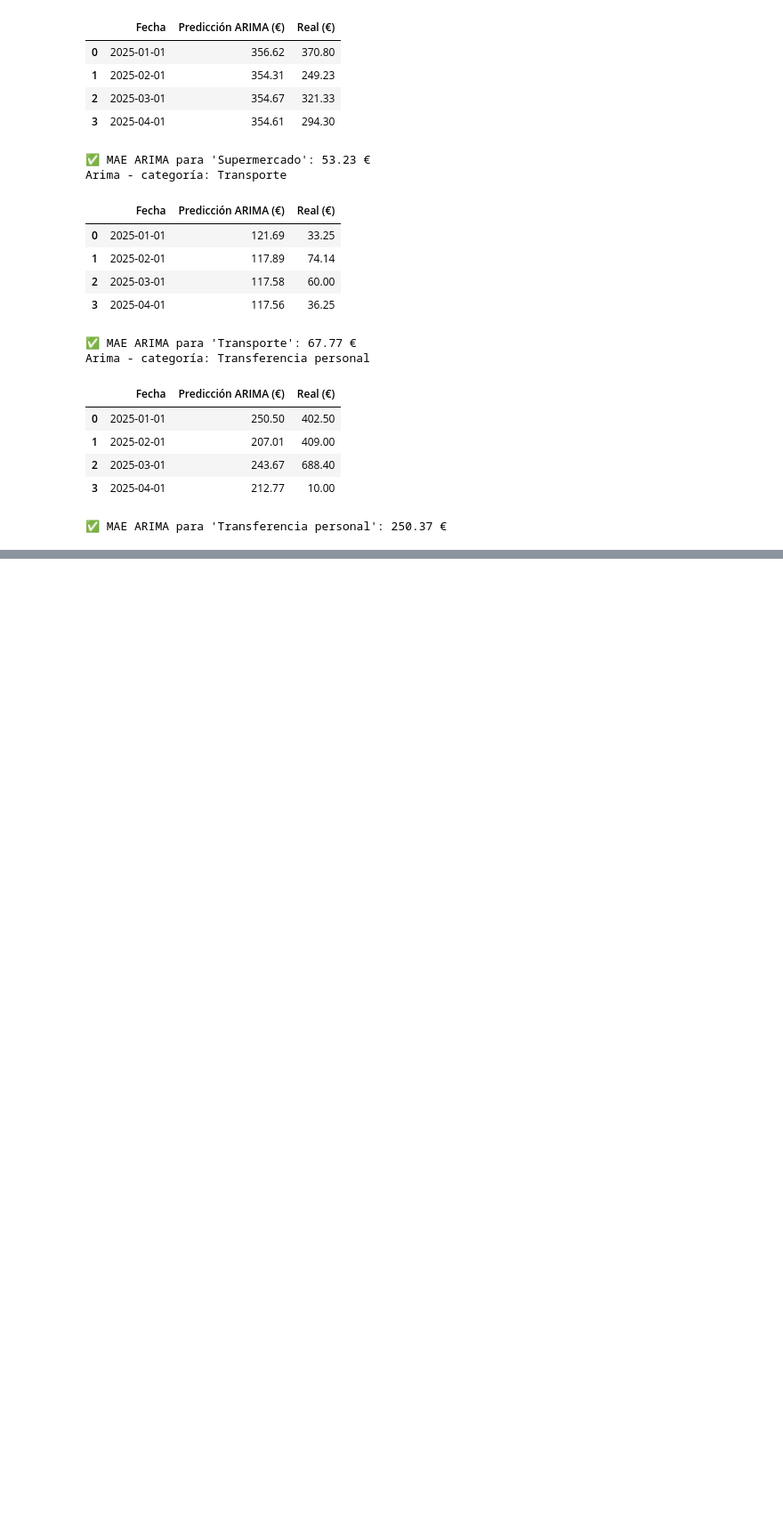
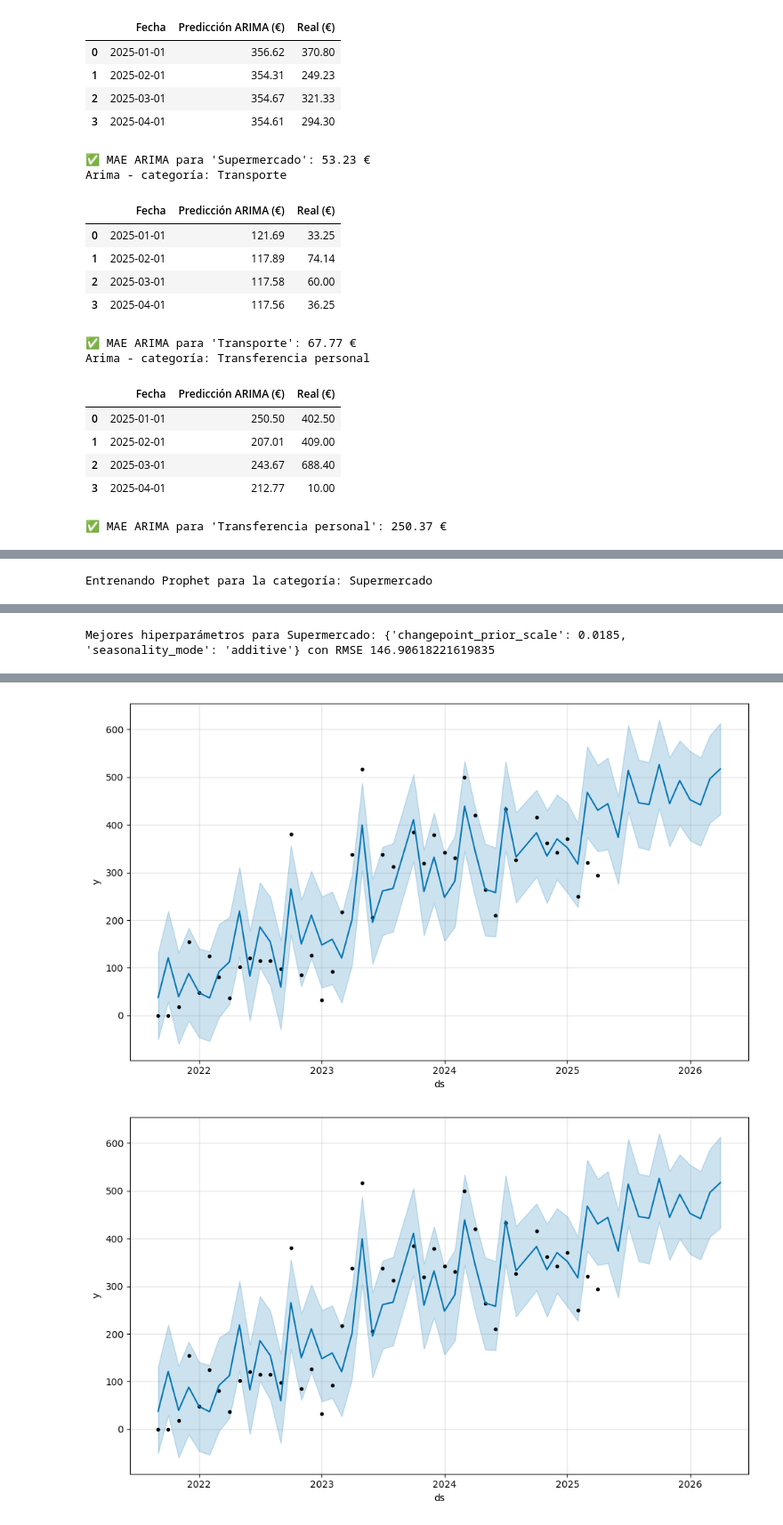
Before and after one commit to Ogomez07/Proyecto_TFM, a Jupyter notebook: preaparacion_datos.ipynb, the cells around one changed output, grey strips where cells are left out. Shown at 89% size. Cells and saved outputs as stored; diff of their text form; code cells hidden in the pictures; blank space fills up the shorter version.

Commit message:
creacion de gastos extraordinarios

```diff
--- a/preaparacion_datos.ipynb
+++ b/preaparacion_datos.ipynb
@@ -1101,0 +1100,76 @@ predecir_categoria_con_prophet('Transporte')
+# %%
+from prophet import Prophet
+from sklearn.metrics import mean_squared_error
+from sklearn.model_selection import TimeSeriesSplit
+import numpy as np
+import itertools
+import pandas as pd
+
+# Asegúrate de tener un DataFrame llamado 'gastos_mensuales' con índice datetime
+# y columnas por categoría. Ejemplo:
+# gastos_mensuales = df_plot.pivot_table(index='fecha', columns='categoria', values='importe', aggfunc='sum')
+
+def forecast_accuracy(y_pred, y_true):
+    mae = np.mean(np.abs(y_pred - y_true))
+    rmse = np.sqrt(np.mean((y_pred - y_true) ** 2))
+    return {"MAE": mae, "RMSE": rmse}
+
+def entrenar_prophet_categoria(df_categoria, categoria, grid_params, n_splits=3):
+    print(f"Entrenando Prophet para la categoría: {categoria}")
+    df_categoria = df_categoria.dropna().copy()
+    df_categoria["ds"] = df_categoria.index
+    df_categoria = df_categoria.rename(columns={categoria: "y"})
+    df_categoria["ds"] = pd.to_datetime(df_categoria["ds"])
+
+    # Validación cruzada temporal
+    tscv = TimeSeriesSplit(n_splits=n_splits)
+    mejor_rmse = float("inf")
+    mejor_params = None
+
+    for params in grid_params:
+        errores = []
+
+        for train_idx, test_idx in tscv.split(df_categoria):
+            df_train, df_test = df_categoria.iloc[train_idx], df_categoria.iloc[test_idx]
+            modelo = Prophet(
+                changepoint_prior_scale=params["changepoint_prior_scale"],
+                seasonality_mode=params["seasonality_mode"]
+            )
+            modelo.fit(df_train)
+            future = modelo.make_future_dataframe(periods=len(df_test), freq="MS")
+            pred = modelo.predict(future)
+            pred_test = pred.iloc[-len(df_test):]["yhat"].values
+            rmse = np.sqrt(mean_squared_error(df_test["y"].values, pred_test))
+            errores.append(rmse)
+
+        promedio_rmse = np.mean(errores)
+        if promedio_rmse < mejor_rmse:
+            mejor_rmse = promedio_rmse
+            mejor_params = params
+
+    print(f"Mejores hiperparámetros para {categoria}: {mejor_params} con RMSE {mejor_rmse}")
+
+    # Entrenar modelo final con mejores parámetros
+    modelo_final = Prophet(
+        changepoint_prior_scale=mejor_params["changepoint_prior_scale"],
+        seasonality_mode=mejor_params["seasonality_mode"]
+    )
+    modelo_final.fit(df_categoria)
+
+    # Predecir 12 meses futuros
+    futuro = modelo_final.make_future_dataframe(periods=12, freq="MS")
+    predicciones = modelo_final.predict(futuro)
+
+    return modelo_final, predicciones
+
+# Hiperparámetros a evaluar
+changepoint_vals = [0.01, 0.02, 0.018, 0.0185, 0.02, 0.05]
+seasonality_vals = ["additive", "multiplicative"]
+grid = [{"changepoint_prior_scale": c, "seasonality_mode": s} for c, s in itertools.product(changepoint_vals, seasonality_vals)]
+
+# Predecir para una categoría (por ejemplo 'Supermercado')
+modelo, forecast = entrenar_prophet_categoria(gastos_mensuales[['Supermercado']], 'Supermercado', grid)
+
+# Visualizar resultado
+modelo.plot(forecast)
+# %% [output]
@@ -1101,0 +1178 @@ predecir_categoria_con_prophet('Transporte')
+Entrenando Prophet para la categoría: Supermercado
@@ -1101,0 +1196 @@ predecir_categoria_con_prophet('Transporte')
+Mejores hiperparámetros para Supermercado: {'changepoint_prior_scale': 0.0185, 'seasonality_mode': 'additive'} con RMSE 146.90618221619835
@@ -1101,0 +1198,2 @@ predecir_categoria_con_prophet('Transporte')
+[figure, added]
+[figure, added]
```
Also changed, not shown: parts of 17 cells of this notebook, 7 other files.
